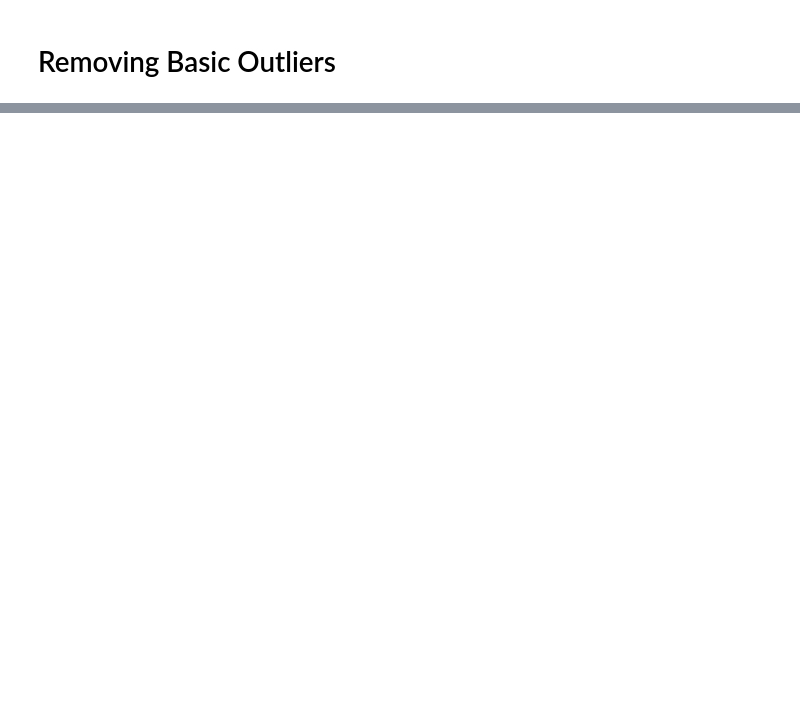
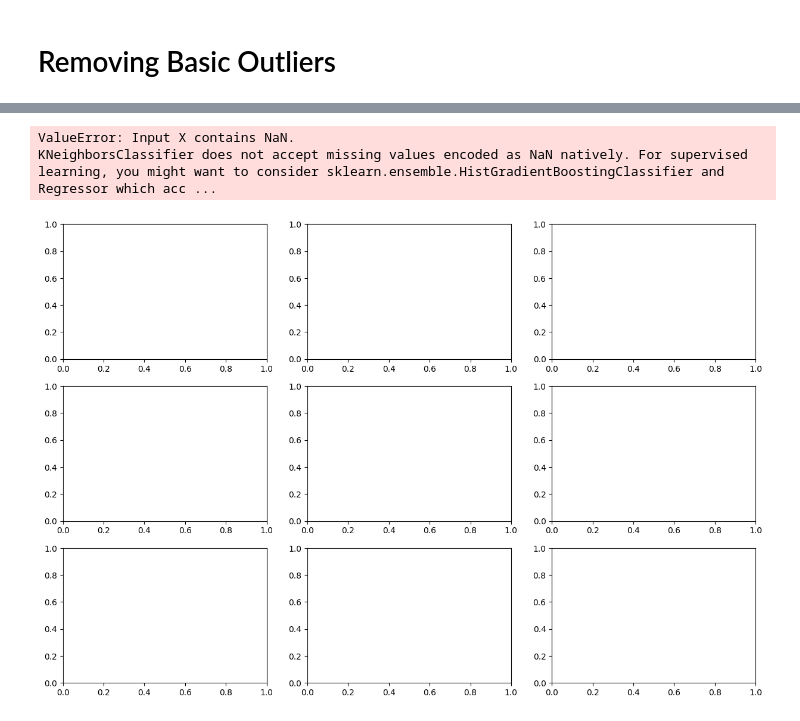
Before and after one commit to brunomcebola/CInt-Project, a Jupyter notebook: project.ipynb, the cells around one changed output, grey strips where cells are left out. Saved outputs shown, nothing was run; the diff lists cells and outputs as text; code cells hidden in the pictures; blank space fills up the shorter version.

```diff
--- a/project.ipynb
+++ b/project.ipynb
@@ -122,0 +154,52 @@ plt.show()
+# %%
+names = [
+    "Nearest Neighbors",
+    "Linear SVM",
+    "RBF SVM",
+    "Gaussian Process",
+    "Decision Tree",
+    "Random Forest",
+    "Neural Net",
+    "Naive Bayes",
+    "QDA",
+]
+
+classifiers = [
+    KNeighborsClassifier(4),
+    SVC(kernel="linear", C=0.025),
+    SVC(gamma=2, C=1),  # type: ignore
+    GaussianProcessClassifier(1.0 * RBF(1.0)),
+    DecisionTreeClassifier(max_depth=5),
+    RandomForestClassifier(max_depth=5, n_estimators=10, max_features=1),  # type: ignore
+    MLPClassifier(alpha=1, max_iter=1000),
+    GaussianNB(),
+    QuadraticDiscriminantAnalysis(),
+]
+
+# preprocess dataset, split into training and test part
+X = new_project_df.to_numpy()
+y = output.to_numpy()
+
+X = StandardScaler().fit_transform(X)
+X_train, X_test, y_train, y_test = train_test_split(X, y, test_size=0.5, random_state=1)
+
+fig, axes = plt.subplots(nrows=3, ncols=3, figsize=(15,10))
+
+for name, clf, ax in zip(names, classifiers, axes.flatten()): # type: ignore
+    y_pred = clf.fit(X_train, y_train).predict(X_test)
+
+    ConfusionMatrixDisplay.from_estimator(clf, X_test, y_test, cmap=mpl.cm.Blues, ax=ax)
+
+    ax.title.set_text(name)
+
+    print(name)
+    print()
+    print(classification_report(y_test, y_pred))
+    print()
+
+plt.tight_layout()
+plt.show()
+# %% [output]
+ValueError: Input X contains NaN.
+KNeighborsClassifier does not accept missing values encoded as NaN natively. For supervised learning, you might want to consider sklearn.ensemble.HistGradientBoostingClassifier and Regressor which acc ...
+[figure, added]
```
Also changed, not shown: parts of 14 cells of this notebook, 1 other file.
